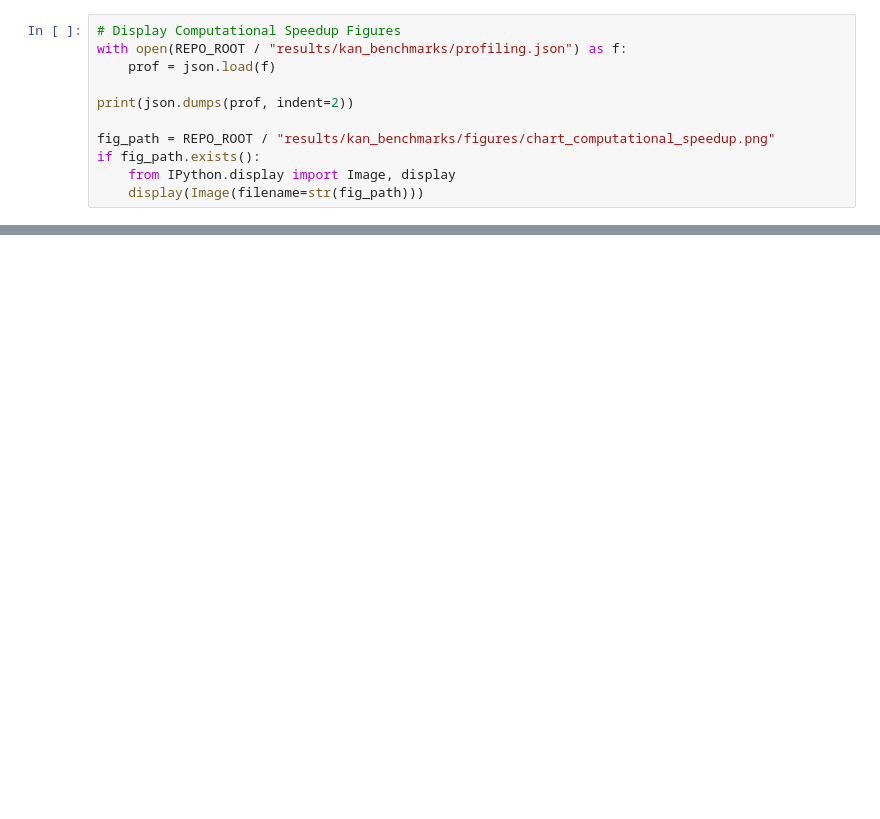
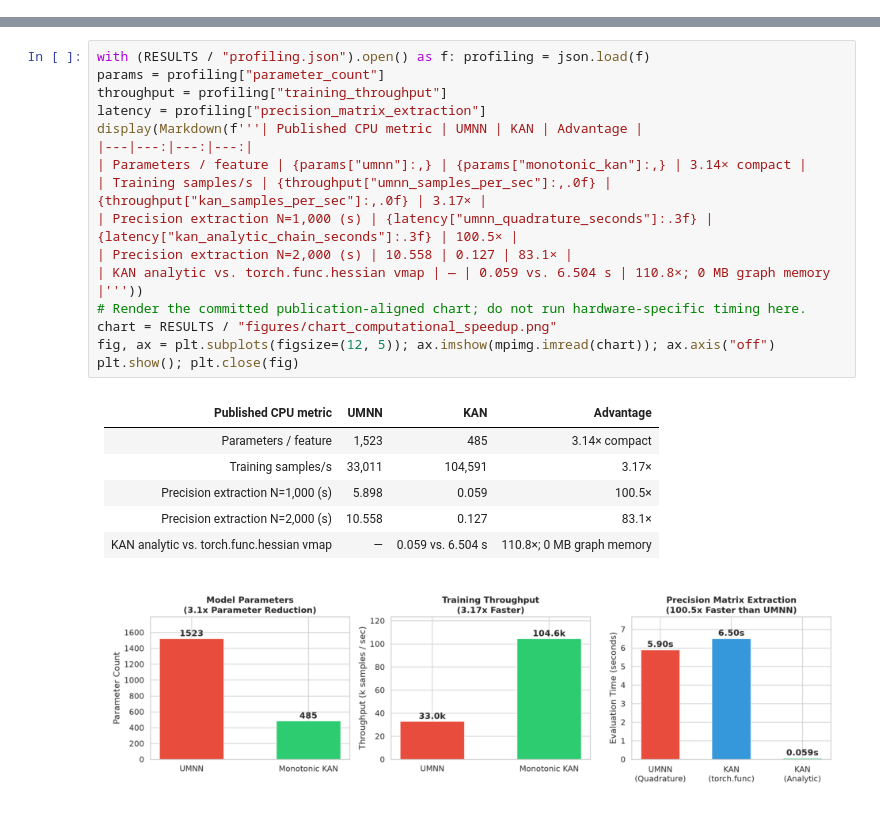
Before and after one commit to StefanoFochesatto/lsing_sw, a Jupyter notebook: notebooks/kan_transport_guide.ipynb, the cells around one changed output, grey strips where cells are left out. Saved outputs shown, nothing was run; the diff lists cells and outputs as text; blank space fills up the shorter version.

```diff
--- a/notebooks/kan_transport_guide.ipynb
+++ b/notebooks/kan_transport_guide.ipynb
@@ -230,11 +0,0 @@ Why is Monotonic KAN substantially faster than UMNN?
-# %%
-# Display Computational Speedup Figures
-with open(REPO_ROOT / "results/kan_benchmarks/profiling.json") as f:
-    prof = json.load(f)
-
-print(json.dumps(prof, indent=2))
-
-fig_path = REPO_ROOT / "results/kan_benchmarks/figures/chart_computational_speedup.png"
-if fig_path.exists():
-    from IPython.display import Image, display
-    display(Image(filename=str(fig_path)))
@@ -480,0 +134,25 @@ For full mathematical proofs, see `theory/kan_transport.tex` and `theory/kan_tra
+# %%
+with (RESULTS / "profiling.json").open() as f: profiling = json.load(f)
+params = profiling["parameter_count"]
+throughput = profiling["training_throughput"]
+latency = profiling["precision_matrix_extraction"]
+display(Markdown(f'''| Published CPU metric | UMNN | KAN | Advantage |
+|---|---:|---:|---:|
+| Parameters / feature | {params["umnn"]:,} | {params["monotonic_kan"]:,} | 3.14× compact |
+| Training samples/s | {throughput["umnn_samples_per_sec"]:,.0f} | {throughput["kan_samples_per_sec"]:,.0f} | 3.17× |
+| Precision extraction N=1,000 (s) | {latency["umnn_quadrature_seconds"]:.3f} | {latency["kan_analytic_chain_seconds"]:.3f} | 100.5× |
+| Precision extraction N=2,000 (s) | 10.558 | 0.127 | 83.1× |
+| KAN analytic vs. torch.func.hessian vmap | — | 0.059 vs. 6.504 s | 110.8×; 0 MB graph memory |'''))
+# Render the committed publication-aligned chart; do not run hardware-specific timing here.
+chart = RESULTS / "figures/chart_computational_speedup.png"
+fig, ax = plt.subplots(figsize=(12, 5)); ax.imshow(mpimg.imread(chart)); ax.axis("off")
+plt.show(); plt.close(fig)
+# %% [output]
+| Published CPU metric | UMNN | KAN | Advantage |
+|---|---:|---:|---:|
+| Parameters / feature | 1,523 | 485 | 3.14× compact |
+| Training samples/s | 33,011 | 104,591 | 3.17× |
+| Precision extraction N=1,000 (s) | 5.898 | 0.059 | 100.5× |
+| Precision extraction N=2,000 (s) | 10.558 | 0.127 | 83.1× |
+| KAN analytic vs. torch.func.hessian vmap | — | 0.059 vs. 6.504 s | 110.8×; 0 MB graph memory |
+[figure, added]
```
Also changed, not shown: parts of 38 cells of this notebook, 1 other file.
